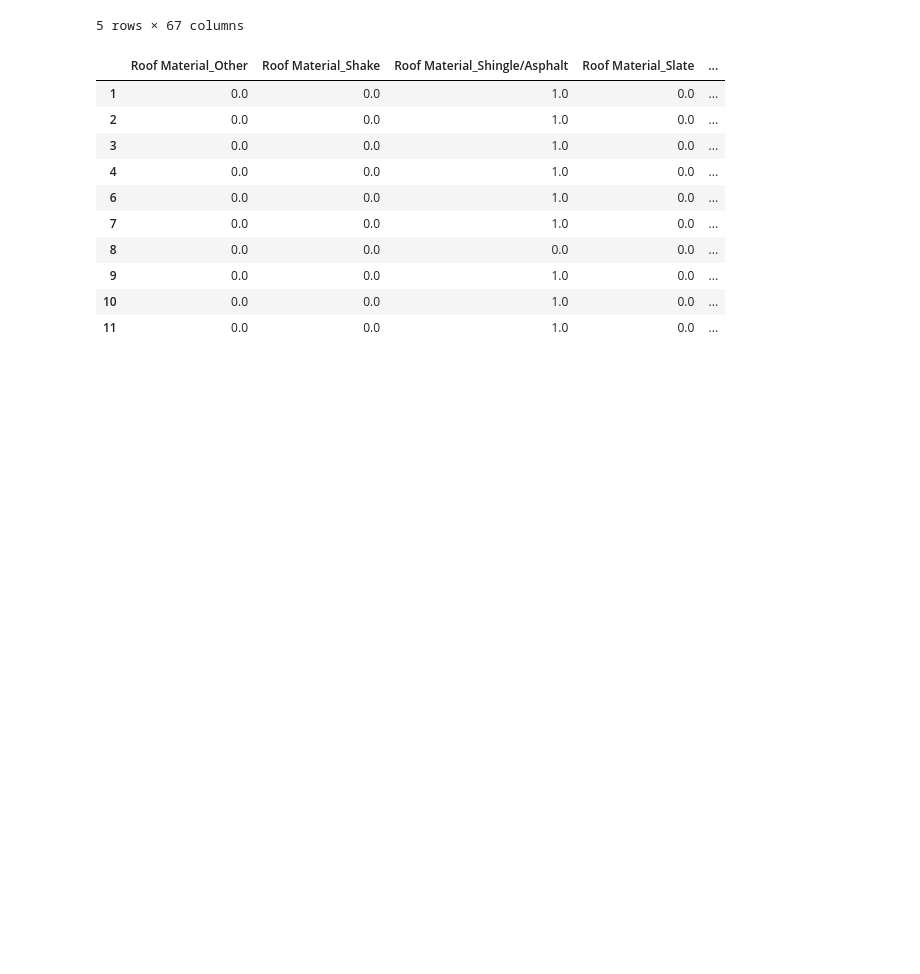
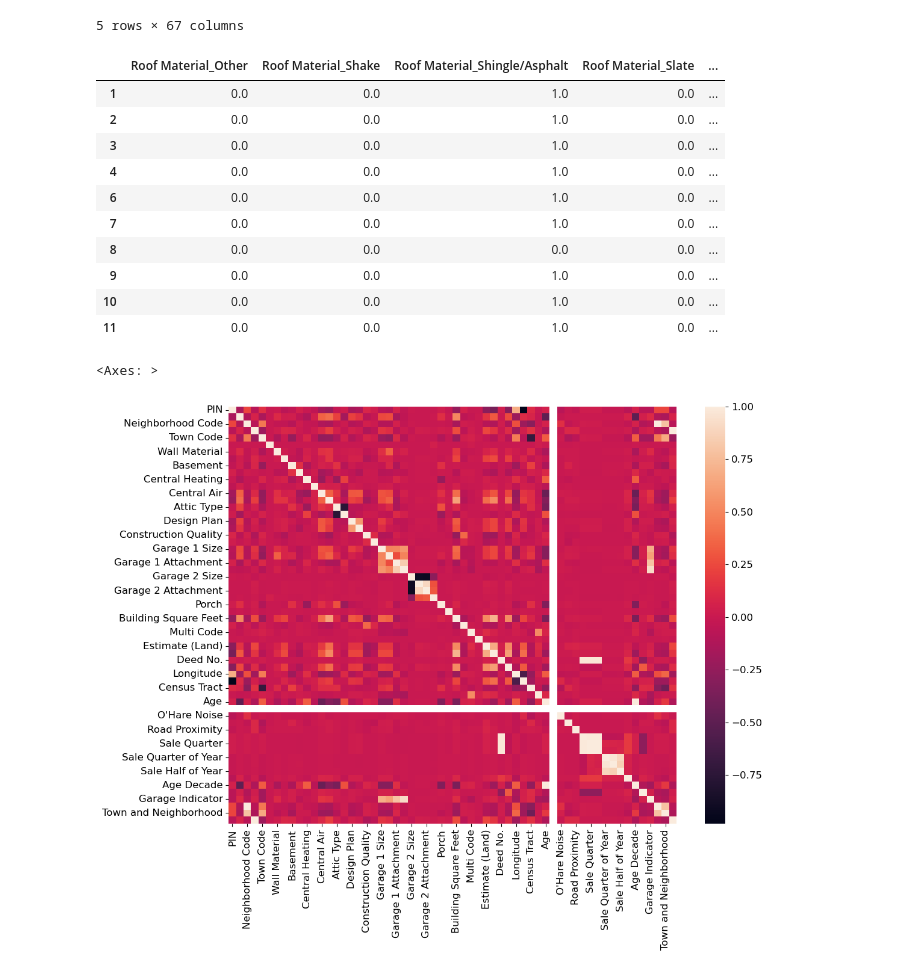
Before and after one commit to ivanyun321/housing-price-predictor, a Jupyter notebook: Exploratory_data_analysis.ipynb, the cells around one changed output. Cells and saved outputs as stored; diff of their text form; code cells hidden in the pictures; blank space fills up the shorter version.

```diff
--- a/Exploratory_data_analysis.ipynb
+++ b/Exploratory_data_analysis.ipynb
@@ -153,3 +153,11 @@ training_data_ohe.filter(regex = '^Roof Material_').head(10)
 | 9 | 0.0 | 0.0 | 1.0 | 0.0 | ... |
 | 10 | 0.0 | 0.0 | 1.0 | 0.0 | ... |
 | 11 | 0.0 | 0.0 | 1.0 | 0.0 | ... |
+# %%
+numeric_cols = training_data.select_dtypes(include=['int64', 'float64']).columns.tolist()
+numeric_ds = training_data[numeric_cols]
+correlation_matrix = numeric_ds.corr()
+sns.heatmap(correlation_matrix)
+# %% [output]
+<Axes: >
+[figure, added]
```
Also changed, not shown: parts of 3 cells of this notebook, 5 other files.
